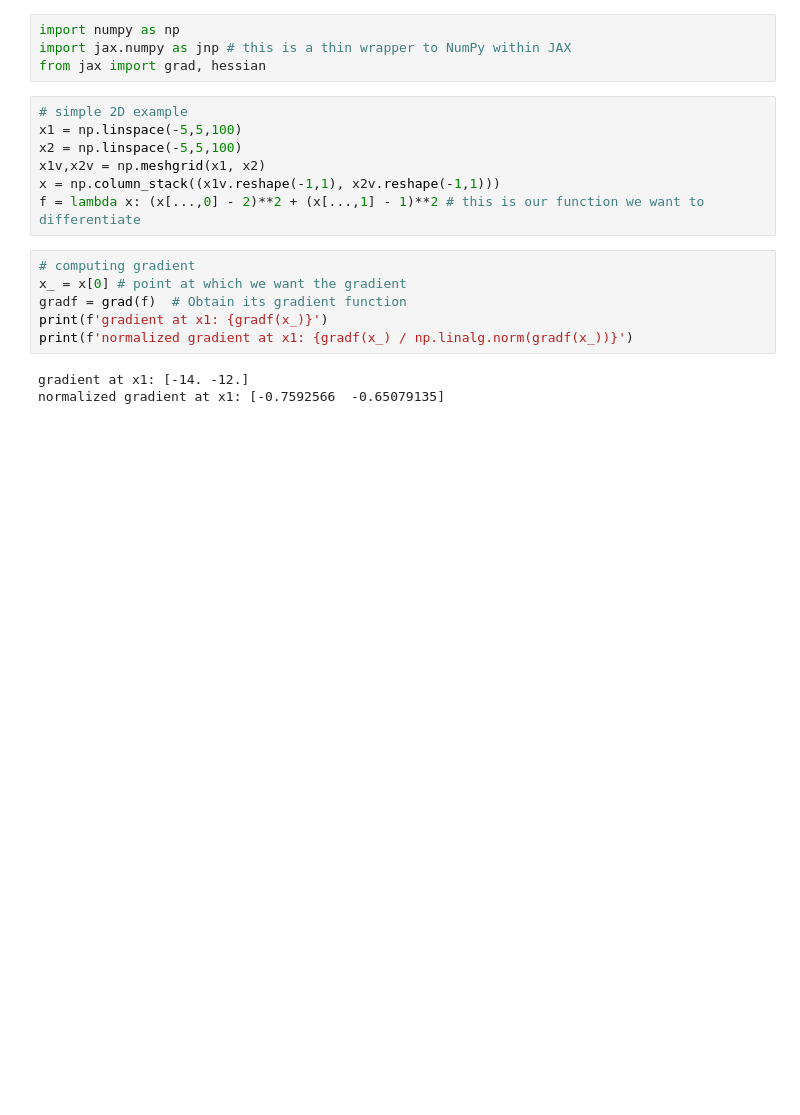
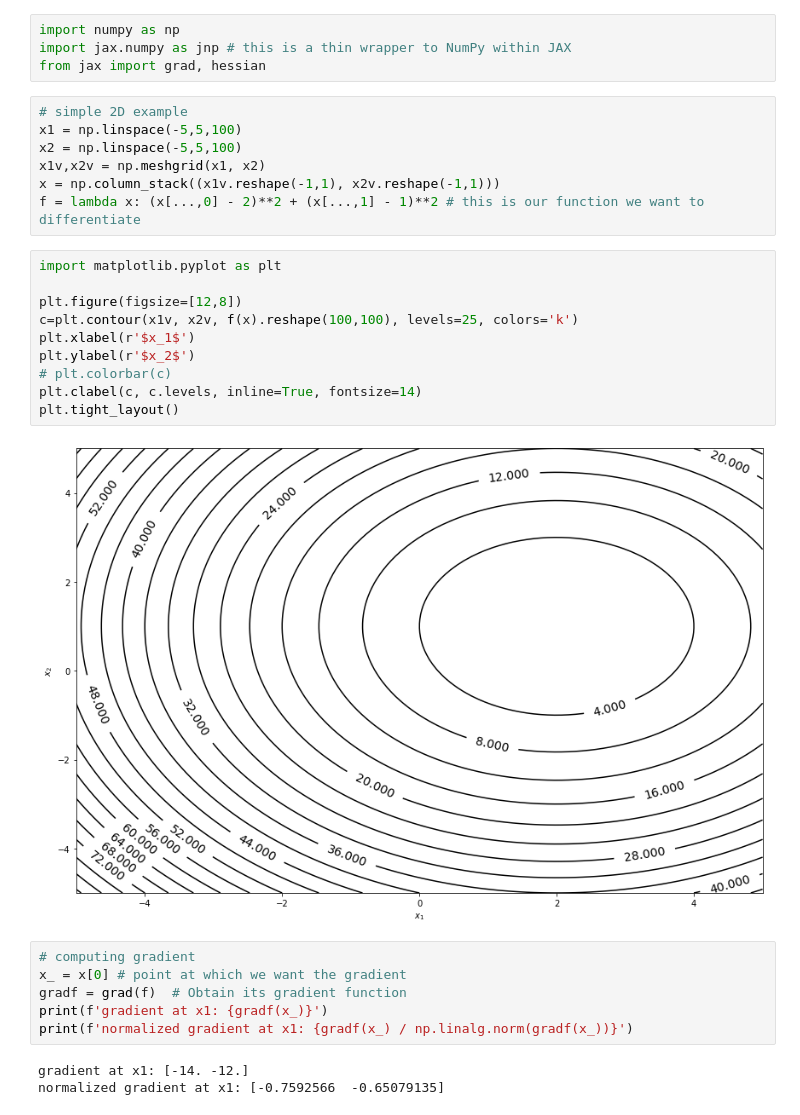
Before and after one commit to r-ashwin/aersp497, a Jupyter notebook: autodiff.ipynb, the cells around one changed output. Drawn from its saved outputs; the diff is of its cells as text; blank space fills up the shorter version.

Commit message:
added plot and Newton direction

```diff
--- a/autodiff.ipynb
+++ b/autodiff.ipynb
@@ -14,6 +14,18 @@ x2 = np.linspace(-5,5,100)
 x1v,x2v = np.meshgrid(x1, x2)
 x = np.column_stack((x1v.reshape(-1,1), x2v.reshape(-1,1)))
 f = lambda x: (x[...,0] - 2)**2 + (x[...,1] - 1)**2 # this is our function we want to differentiate
+# %%
+import matplotlib.pyplot as plt
+
+plt.figure(figsize=[12,8])
+c=plt.contour(x1v, x2v, f(x).reshape(100,100), levels=25, colors='k')
+plt.xlabel(r'$x_1$')
+plt.ylabel(r'$x_2$')
+# plt.colorbar(c)
+plt.clabel(c, c.levels, inline=True, fontsize=14)
+plt.tight_layout()
+# %% [output]
+[figure, added]
 # %%
 # computing gradient
 x_ = x[0] # point at which we want the gradient
```
Also changed, not shown: parts of 2 cells of this notebook.
